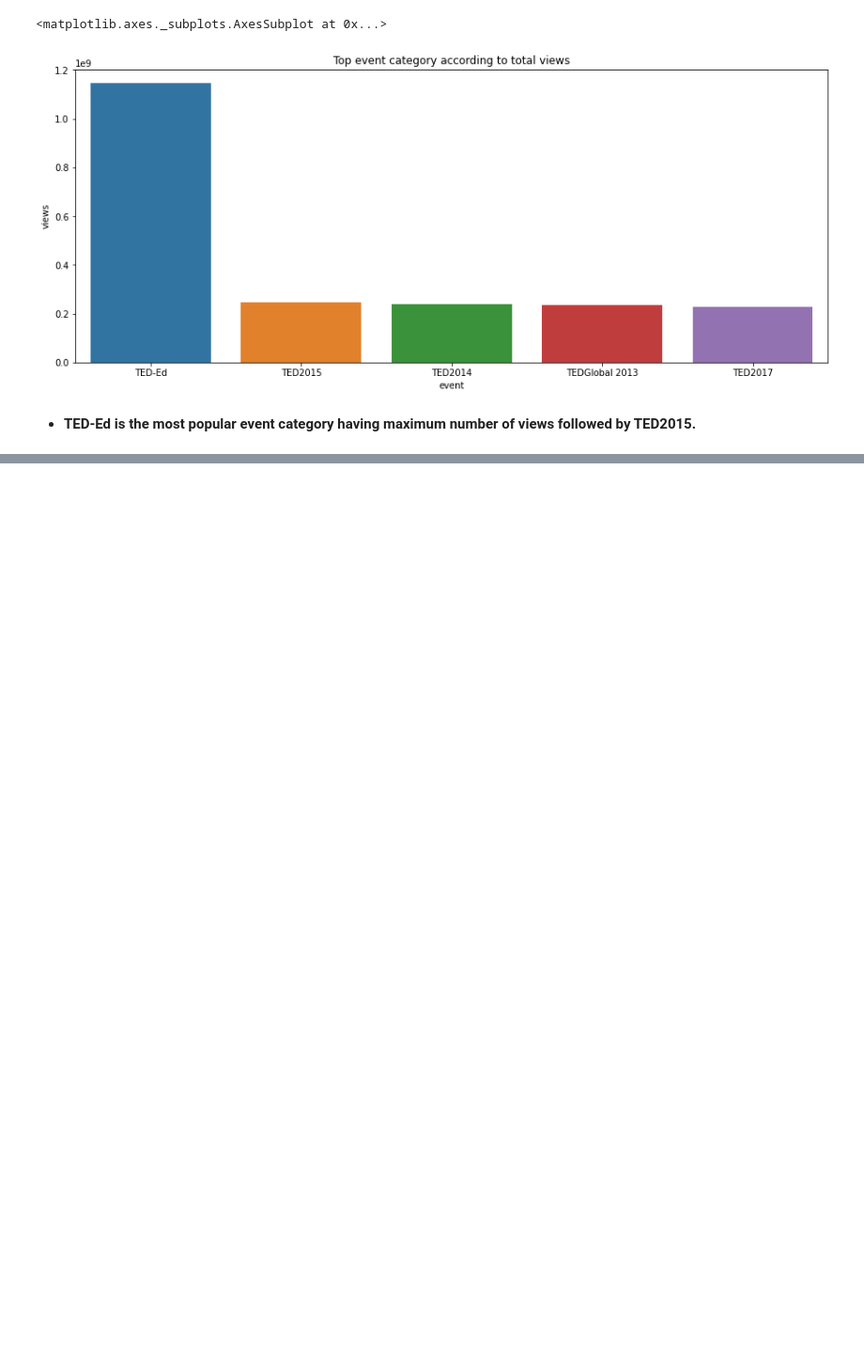
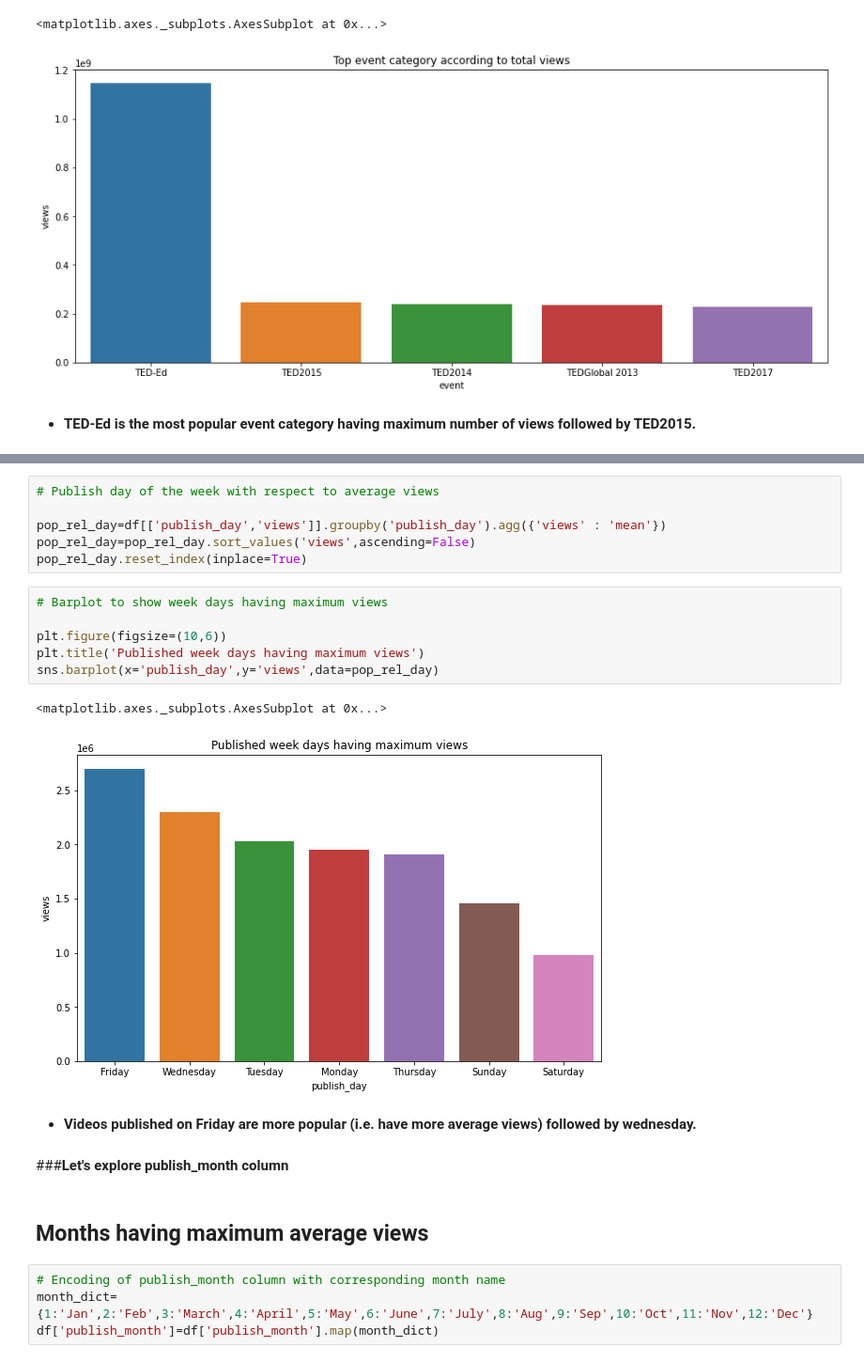
Before and after one commit to PuroshotamSingh/Ted-talk-views-prediction, a Jupyter notebook: Ted_Talk_Views_Prediction_Puroshotam_Singh_Capstone_Project_2.ipynb, the cells around one changed output, grey strips where cells are left out. Shown at 94% size. Saved outputs shown, nothing was run; the diff lists cells and outputs as text; blank space fills up the shorter version.

```diff
--- a/Ted_Talk_Views_Prediction_Puroshotam_Singh_Capstone_Project_2.ipynb
+++ b/Ted_Talk_Views_Prediction_Puroshotam_Singh_Capstone_Project_2.ipynb
@@ -245,0 +377,25 @@ sns.barplot(x='event',y='views',data=pop_event_df)
+# %%
+# Publish day of the week with respect to average views
+
+pop_rel_day=df[['publish_day','views']].groupby('publish_day').agg({'views' : 'mean'})
+pop_rel_day=pop_rel_day.sort_values('views',ascending=False)
+pop_rel_day.reset_index(inplace=True)
+# %%
+# Barplot to show week days having maximum views
+
+plt.figure(figsize=(10,6))
+plt.title('Published week days having maximum views')
+sns.barplot(x='publish_day',y='views',data=pop_rel_day)
+# %% [output]
+<matplotlib.axes._subplots.AxesSubplot at 0x...>
+[figure, added]
+# %% [markdown]
+* **Videos published on Friday are more popular (i.e. have more average views) followed by wednesday.**
+# %% [markdown]
+###**Let's explore publish_month column**
+# %% [markdown]
+## Months having maximum average views
+# %%
+# Encoding of publish_month column with corresponding month name
+month_dict={1:'Jan',2:'Feb',3:'March',4:'April',5:'May',6:'June',7:'July',8:'Aug',9:'Sep',10:'Oct',11:'Nov',12:'Dec'}
+df['publish_month']=df['publish_month'].map(month_dict)
```
Also changed, not shown: parts of 23 cells of this notebook.
